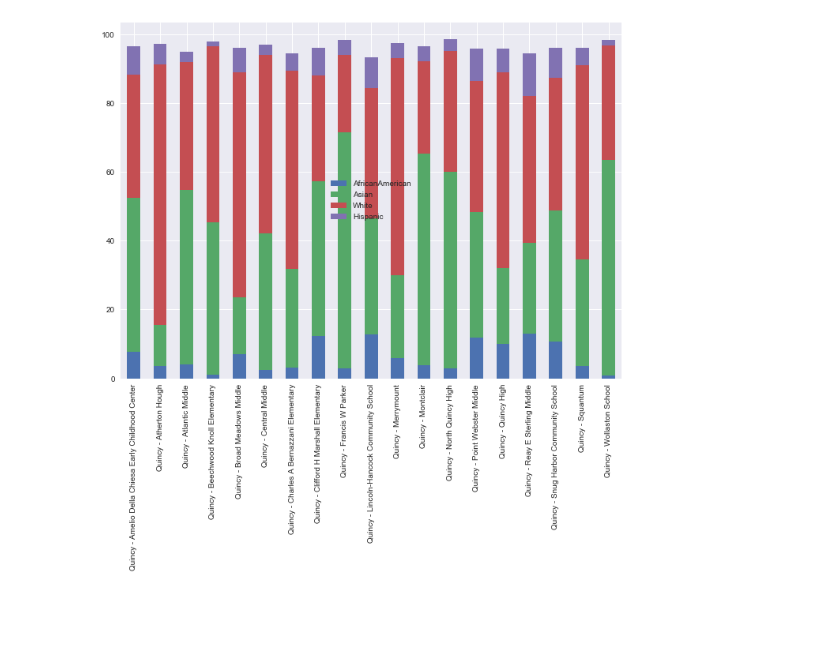
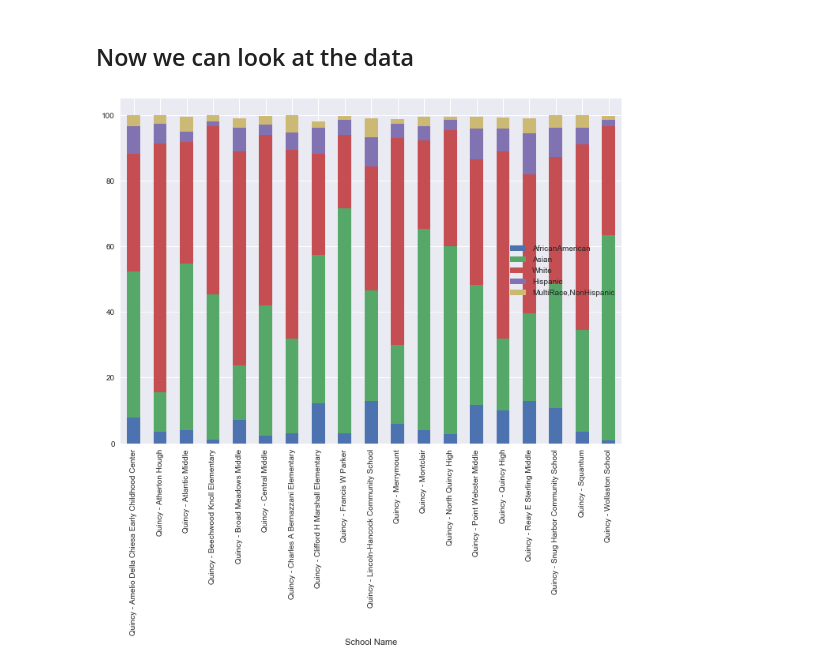
Before and after one commit to t1m0thy/datadad, a Jupyter notebook: SchoolDataMerge.ipynb, the cells around one changed output. Cells and saved outputs as stored; diff of their text form; code cells hidden in the pictures; blank space fills up the shorter version.

Commit message:
break out districts and look around more

```diff
--- a/SchoolDataMerge.ipynb
+++ b/SchoolDataMerge.ipynb
@@ -35,13 +78,18 @@ for kw in kwargs:
 # %%
 # split the index to add a SAChool and Town column
-newcols = pd.DataFrame(schooldata[0].index.str.split(' - ',1).tolist(), columns = ['Town','School'], index=schooldata[0].index)
-schooldata.append(newcols)
-df = pd.concat(schooldata, axis=1)
-df = df.loc[:, ~df.columns.duplicated()]
-# optionally drop this stray column.
-# df = df.drop('Unnamed: 9', axis=1)
+def collect(dflist):
+    df = reduce(lambda x, y: pd.merge(x, y, left_index=True, right_index=True, suffixes=('','_y'), how='outer'), dflist)
+    #df = pd.merge(dflist, axis=1)
+    df = df.loc[:, ~df.columns.duplicated()]
+    to_drop = [c for c in df.columns if c.endswith('_y')]
+    df = df.drop(to_drop, axis=1)
+    # optionally drop this stray column.
+    # df = df.drop('Unnamed: 9', axis=1)
+    # clean up column headers to allow queries
+    return df
 
-# clean up column headers to allow queries
-df.columns = [c.replace(' ','').replace('%',"Percent").replace('-','').replace('#', 'Num') for c in df.columns]
-
-df
+schools = collect(schooldata)
+all_districts = collect(districtdata)
+newcols = pd.DataFrame(schools.index.str.split(' - ',1).tolist(), columns = ['Town','School'], index=schools.index)
+schools['Town'] = newcols['Town']
+schools['School'] = newcols['School']
@@ -67,4 +102,7 @@ df
+# %% [markdown]
+
+## Now we can look at the data
 # %%
 def town(name):
     """return sub dir with town name"""
-    return df[df['Town']==name]
+    return schools[schools['Town']==name]
@@ -80,8 +112,8 @@ quincy.to_csv("quincy.csv")
 # %%
-ax = quincy[['AfricanAmerican','Asian','White','Hispanic']].plot.bar(stacked=True, figsize=(len(quincy) *0.5,10))
+ax = quincy[['AfricanAmerican','Asian','White','Hispanic','MultiRace,NonHispanic']].plot.bar(stacked=True, figsize=(len(quincy) *0.5,10))
 fig = ax.get_figure()
 fig.tight_layout()
 fig.savefig("test.png")
 # %% [output]
-[figure, old version]
+[figure, new version]
 # %%
```
Also changed, not shown: parts of 12 cells of this notebook.
